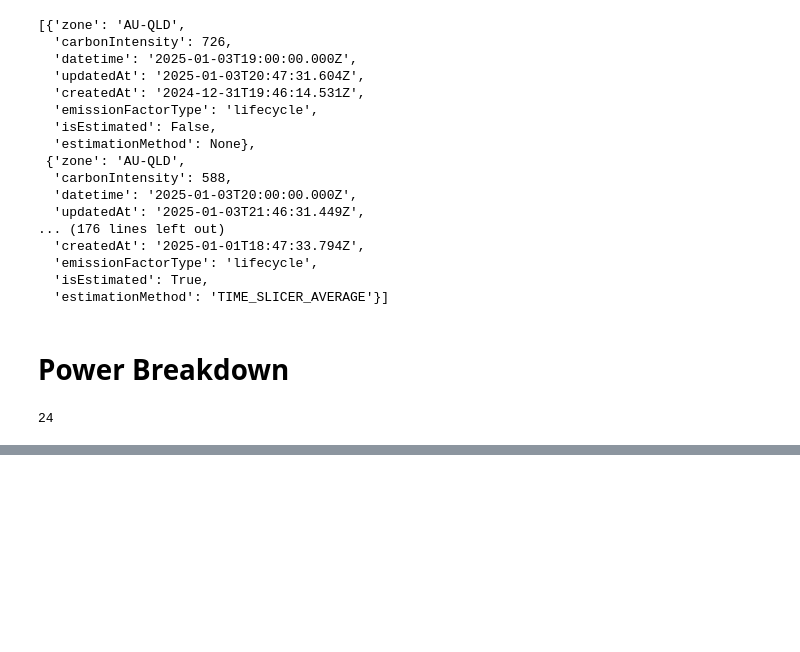
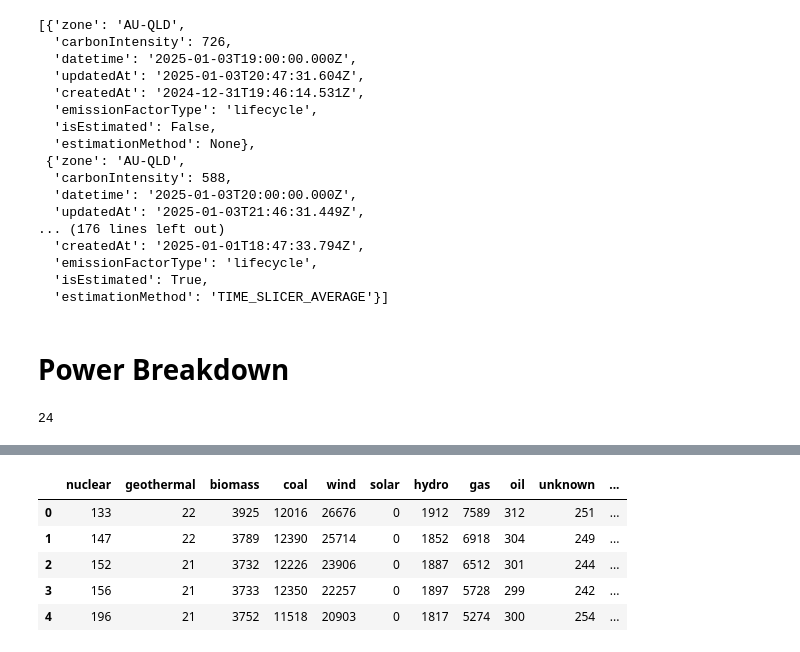
Before and after one commit to JonasSinjan/elecMapsPlayground, a Jupyter notebook: test.ipynb, the cells around one changed output, grey strips where cells are left out. Cells and saved outputs as stored; diff of their text form; code cells hidden in the pictures; blank space fills up the shorter version.

```diff
--- a/test.ipynb
+++ b/test.ipynb
@@ -204,0 +218,12 @@ len(germanyPowerBreakdownHistory)
+# %%
+powerConsumptionBreakdowndf = pd.json_normalize(powerbreakdownhistorydf['powerConsumptionBreakdown'])
+powerConsumptionBreakdowndf['datetime'] = powerbreakdownhistorydf['datetime'].values
+powerConsumptionBreakdowndf.set_index('datetime')
+powerConsumptionBreakdowndf.head()
+# %% [output]
+|  | nuclear | geothermal | biomass | coal | wind | solar | hydro | gas | oil | unknown | ... |
+| 0 | 133 | 22 | 3925 | 12016 | 26676 | 0 | 1912 | 7589 | 312 | 251 | ... |
+| 1 | 147 | 22 | 3789 | 12390 | 25714 | 0 | 1852 | 6918 | 304 | 249 | ... |
+| 2 | 152 | 21 | 3732 | 12226 | 23906 | 0 | 1887 | 6512 | 301 | 244 | ... |
+| 3 | 156 | 21 | 3733 | 12350 | 22257 | 0 | 1897 | 5728 | 299 | 242 | ... |
+| 4 | 196 | 21 | 3752 | 11518 | 20903 | 0 | 1817 | 5274 | 300 | 254 | ... |
```
Also changed, not shown: parts of 10 cells of this notebook, 4 other files.
